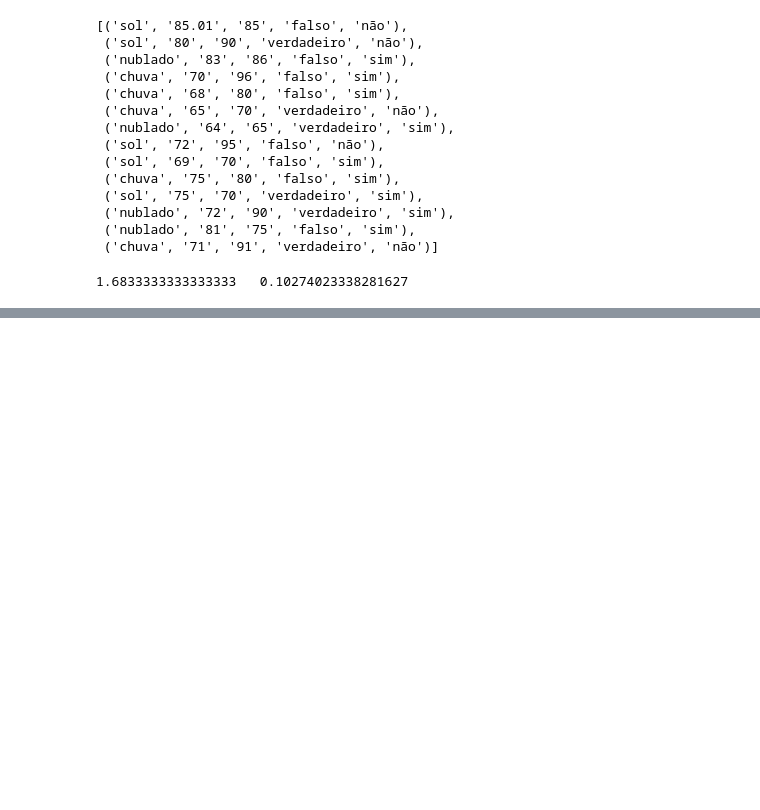
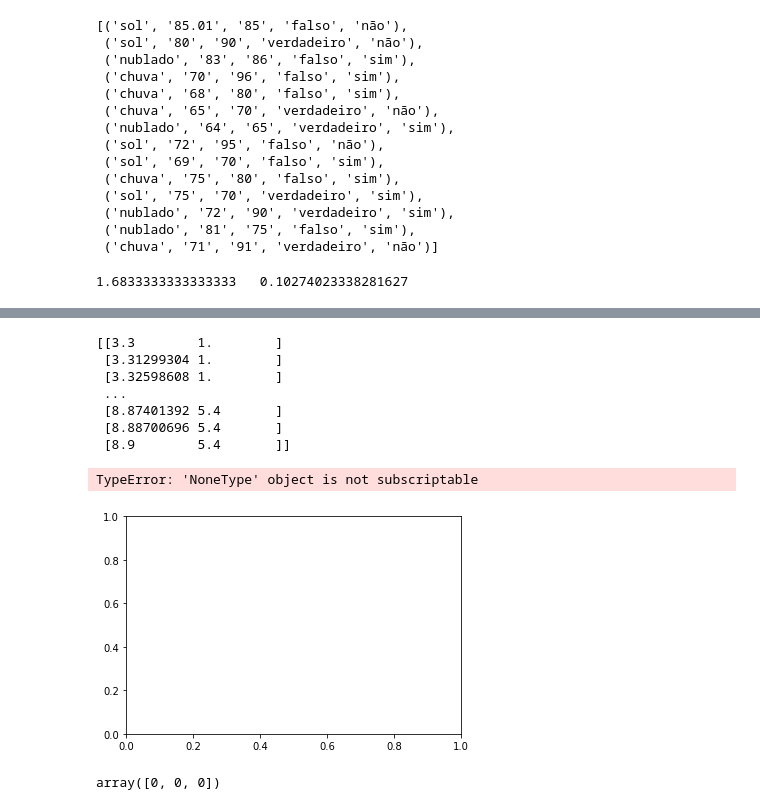
Before and after one commit to mtarcinalli/bayes, a Jupyter notebook: 01_bayes.ipynb, the cells around one changed output, grey strips where cells are left out. Drawn from its saved outputs; the diff is of its cells as text; code cells hidden in the pictures; blank space fills up the shorter version.

```diff
--- a/01_bayes.ipynb
+++ b/01_bayes.ipynb
@@ -362,0 +364,3 @@ tenis2
+# %%
+tupla = (4.4, 2.9, 1.4, 0.2)
+verificar(modeloIris, tupla, debug=True)
@@ -362,0 +439,15 @@ tenis2
+# %%
+class Object(object):
+    modelo = None
+
+    def predict(self, tupla):
+        print(tupla)
+        res = []
+        for t in tupla:
+            print('tupla',t)
+            res.append(verificar(self.modelo, t))
+        print(res[:3])
+        return(res)
+    pass
+nb = Object()
+#nb.predict = verificar
@@ -362,0 +470,3 @@ tenis2
+# %%
+nb = new Object()
+nb.predict = verificar
@@ -362,0 +475,18 @@ tenis2
+# %%
+plot_decision_regions(X, y, clf=nb, legend=2)
+# %% [output]
+[[3.3        1.        ]
+ [3.31299304 1.        ]
+ [3.32598608 1.        ]
+ ...
+ [8.87401392 5.4       ]
+ [8.88700696 5.4       ]
+ [8.9        5.4       ]]
+TypeError: 'NoneType' object is not subscriptable
+[figure, added]
+# %%
+svm.predict([[3.3 ,       1.0        ],
+ [3.31299304, 1.        ],
+ [3.32598608, 1.        ]])
+# %% [output]
+array([0, 0, 0])
```
Also changed, not shown: parts of 48 cells of this notebook.
